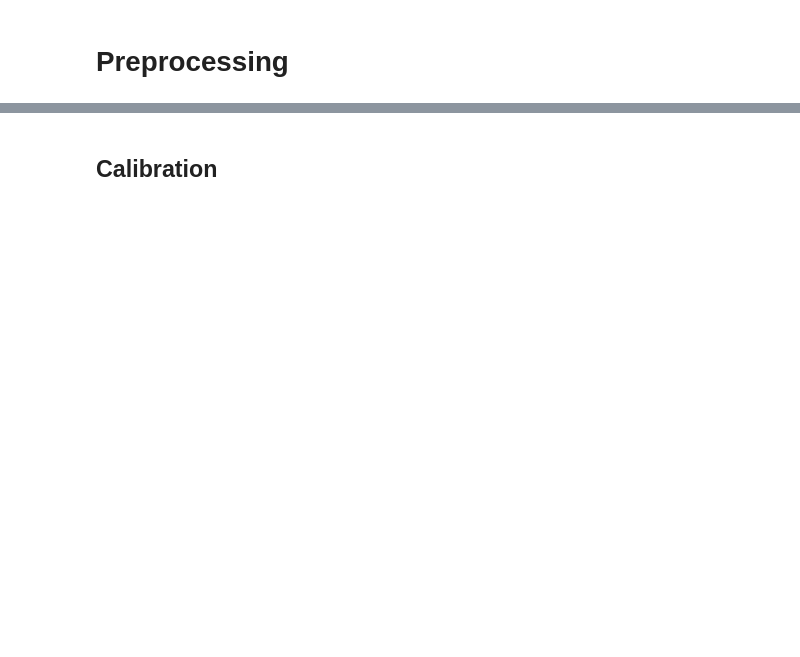
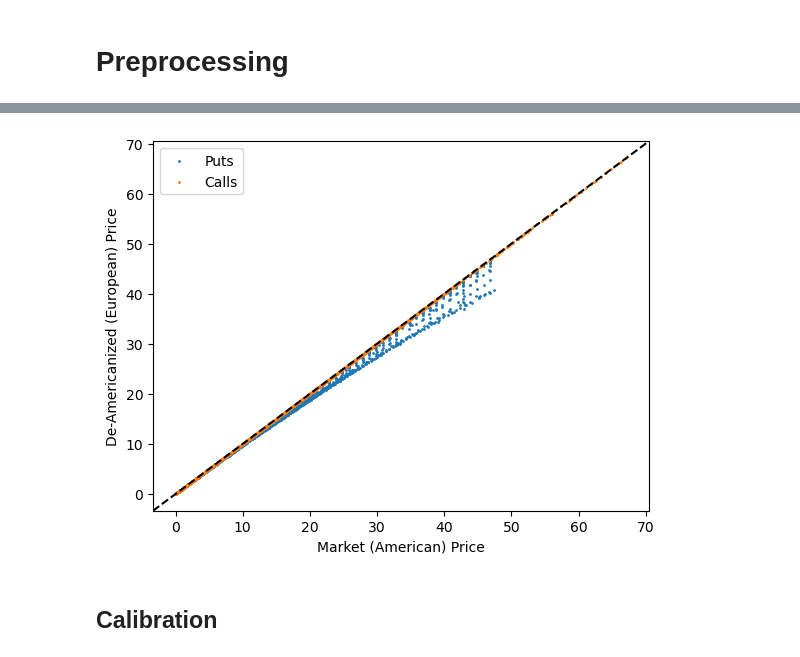
Before and after one commit to SaahitKar/Option-DeAmericanization, a Jupyter notebook: Binomial_De_Americanization.ipynb, the cells around one changed output, grey strips where cells are left out. Saved outputs shown, nothing was run; the diff lists cells and outputs as text; code cells hidden in the pictures; blank space fills up the shorter version.

```diff
--- a/Binomial_De_Americanization.ipynb
+++ b/Binomial_De_Americanization.ipynb
@@ -31,3 +160,45 @@ daily_df['2023-10-02'].head()
+# %%
+from scipy.optimize import brentq
+
+def calibrate_vol_american(S_0, K, T, r, q, observed_price, option_type='C', bracket=(0.01, 1.0)):
+    price_error = lambda sigma: bbsr((S_0, K, T, sigma, r, q), option_type, 'A', 200) - observed_price
+    try:
+        return brentq(price_error,bracket[0],bracket[1])
+    except ValueError:
+        return np.nan
+
+def de_americanize(data, option_type='C'):
+    n = data.shape[0]
+    euros = []
+    for i in range(n):
+        S_0, K, T, r, q, C, P  = data[i]
+        price = C if option_type=='C' else P
+
+        sigma = calibrate_vol_american(S_0, K, T, r, q, price, option_type)
+
+        euro_price = bbsr((S_0, K, T, sigma, r, q), option_type, 'E', 200)
+        euros.append(euro_price)
+    return np.array(euros)
+# %%
+day = '2023-10-02'
+actual_puts = daily_df[day]['P']
+de_am_puts = de_americanize(daily_df[day].values, 'P')
+
+actual_calls = daily_df[day]['C']
+de_am_calls = de_americanize(daily_df[day].values, 'C')
+
+plt.scatter(actual_puts, de_am_puts, s=1, label='Puts')
+plt.scatter(actual_calls, de_am_calls, s=1, label='Calls')
+plt.axline((0,0),slope=1,color='k',linestyle='--')
+
+plt.title(f'Binomial De-Americanization: {day}')
+plt.xlabel('Market (American) Price')
+plt.ylabel('De-Americanized (European) Price')
+
+plt.legend()
+plt.show()
+# %% [output]
+[figure, added]
 # %% [markdown]
 ## Calibration
 # %%
```
Also changed, not shown: parts of 8 cells of this notebook.
